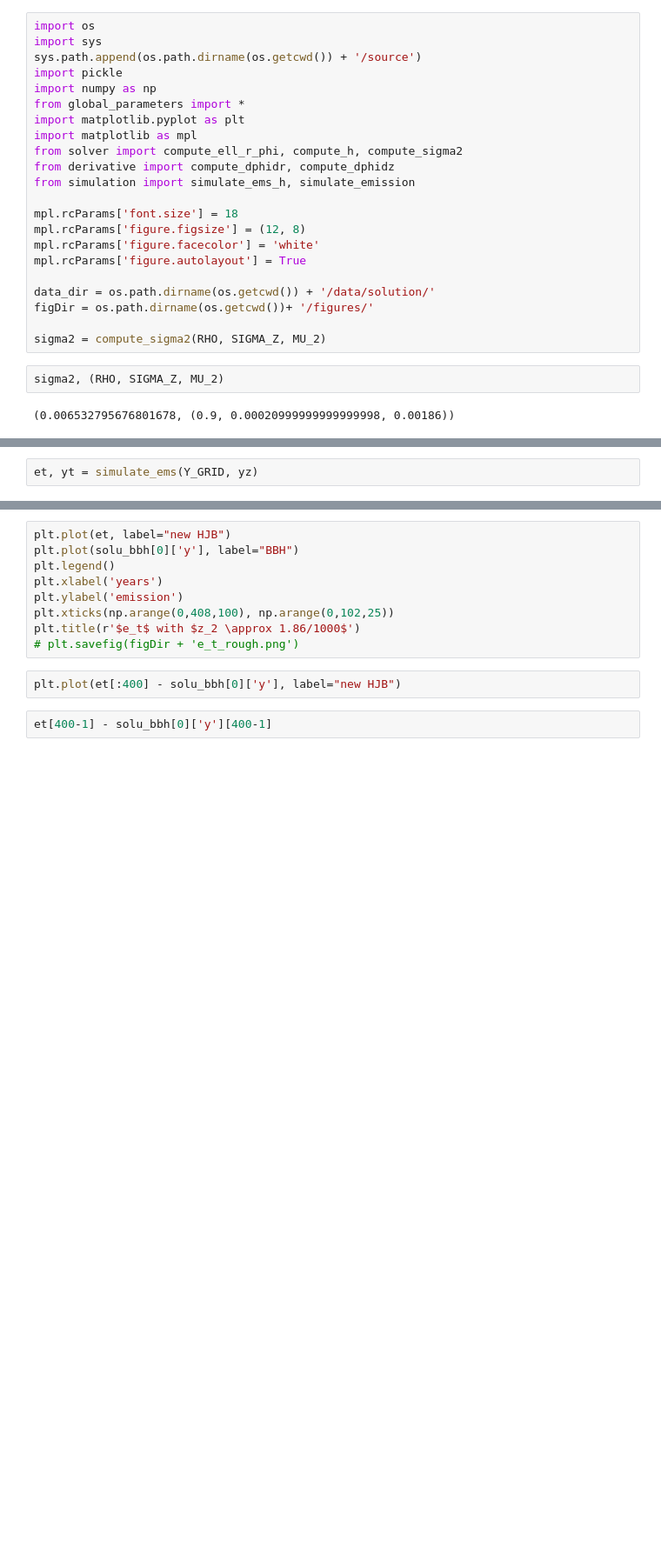
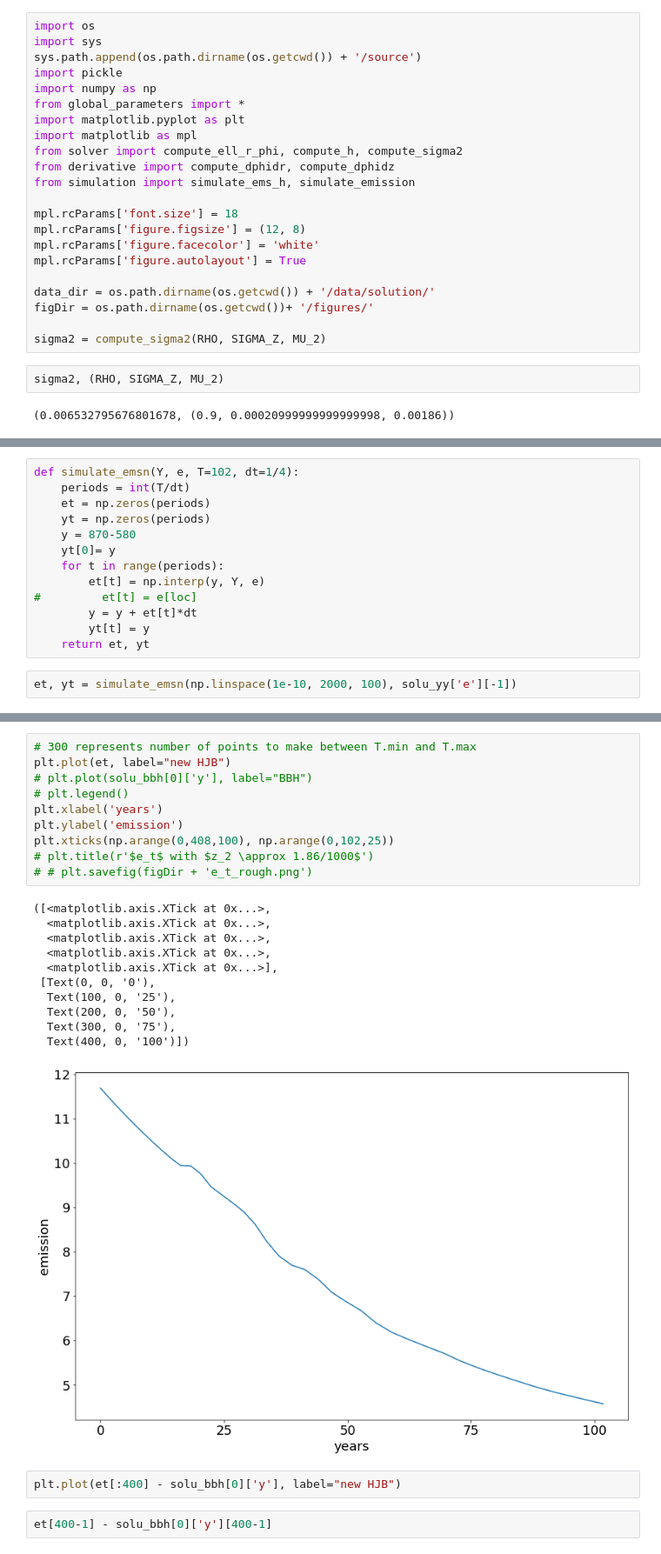
Before and after one commit to lphansen/ClimateUncertaintySpillover, a Jupyter notebook: source/solution_plots.ipynb, the cells around one changed output, grey strips where cells are left out. Shown at 87% size. Saved outputs shown, nothing was run; the diff lists cells and outputs as text; blank space fills up the shorter version.

```diff
--- a/source/solution_plots.ipynb
+++ b/source/solution_plots.ipynb
@@ -76,6 +76,19 @@ def simulate_ems(Y, e, T=102, dt=1/4):
         y = y + et[t]*dt
         yt[t] = y
     return et, yt
-# %%
-et, yt = simulate_ems(Y_GRID, yz)
+# %%
+def simulate_emsn(Y, e, T=102, dt=1/4):
+    periods = int(T/dt)
+    et = np.zeros(periods)
+    yt = np.zeros(periods)
+    y = 870-580
+    yt[0]= y
+    for t in range(periods):
+        et[t] = np.interp(y, Y, e)
+#         et[t] = e[loc]
+        y = y + et[t]*dt
+        yt[t] = y
+    return et, yt
+# %%
+et, yt = simulate_emsn(np.linspace(1e-10, 2000, 100), solu_yy['e'][-1])
 # %%
@@ -83,12 +114,25 @@ et.shape
 # %%
+# 300 represents number of points to make between T.min and T.max
 plt.plot(et, label="new HJB")
-plt.plot(solu_bbh[0]['y'], label="BBH")
-plt.legend()
+# plt.plot(solu_bbh[0]['y'], label="BBH")
+# plt.legend()
 plt.xlabel('years')
 plt.ylabel('emission')
 plt.xticks(np.arange(0,408,100), np.arange(0,102,25))
-plt.title(r'$e_t$ with $z_2 \approx 1.86/1000$')
-# plt.savefig(figDir + 'e_t_rough.png')
+# plt.title(r'$e_t$ with $z_2 \approx 1.86/1000$')
+# # plt.savefig(figDir + 'e_t_rough.png')
+# %% [output]
+([<matplotlib.axis.XTick at 0x...>,
+  <matplotlib.axis.XTick at 0x...>,
+  <matplotlib.axis.XTick at 0x...>,
+  <matplotlib.axis.XTick at 0x...>,
+  <matplotlib.axis.XTick at 0x...>],
+ [Text(0, 0, '0'),
+  Text(100, 0, '25'),
+  Text(200, 0, '50'),
+  Text(300, 0, '75'),
+  Text(400, 0, '100')])
+[figure, added]
 # %%
 plt.plot(et[:400] - solu_bbh[0]['y'], label="new HJB")
 # %%
```
Also changed, not shown: parts of 15 cells of this notebook, 6 other files.
